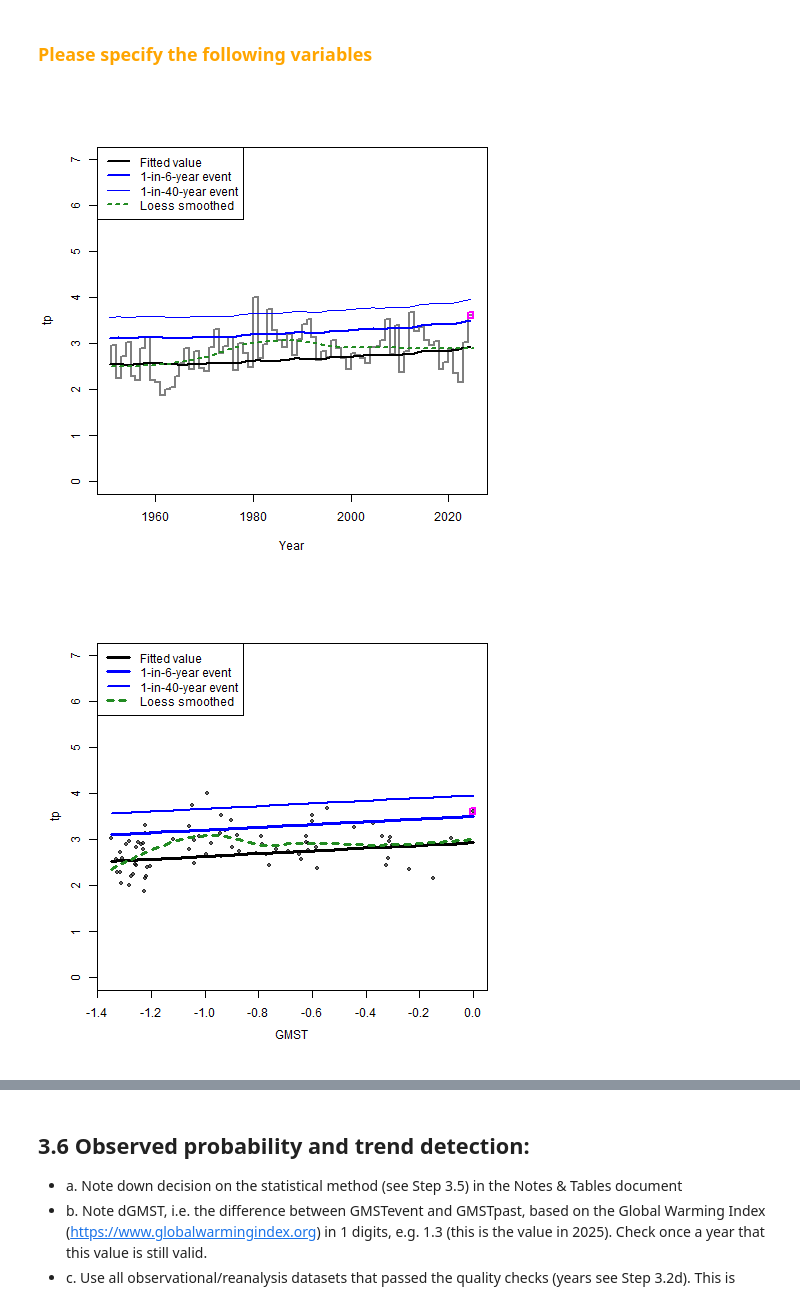
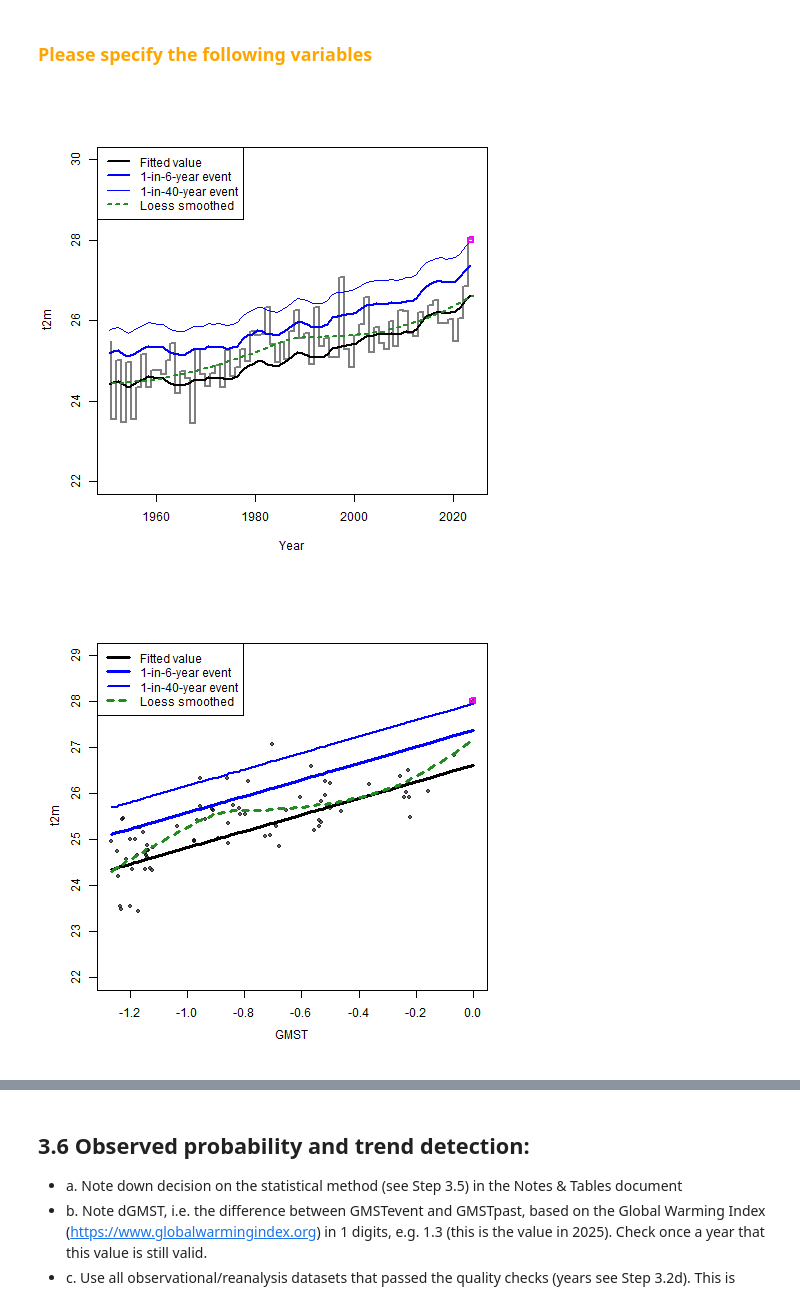
Before and after one commit to izpinto/c3s-451, a Jupyter notebook: library/C3S_TrendAnalysis_Tjerk.ipynb, the cells around one changed output, grey strips where cells are left out. Saved outputs shown, nothing was run; the diff lists cells and outputs as text; code cells hidden in the pictures.

```diff
--- a/library/C3S_TrendAnalysis_Tjerk.ipynb
+++ b/library/C3S_TrendAnalysis_Tjerk.ipynb
@@ -56,8 +56,8 @@ your_save_directory = os.path.abspath(os.path.join(CURRENT_DIRECTORY, "../data")
 # %%
 # Choice of parameter (Tmax, Tmean, Tmin, Precipitation)
 ################# (User selection) ###################
-parameter = "Precipitation"
-event_year = 2025
+parameter = "Tmean"
+event_year = 2024
 ######################################################
 
 # Setting up the parameter specific variables
@@ -369,0 +383,3 @@ gmst_yearly
+# %%
+gmst_yearly, rolled_gdf = calculate_yearly_value(gdf=gmst_monthly_rolled, value_col=gmst_col, datetime_col=datetime_col, yearly_value=method)
+gmst_yearly
@@ -432,17 +462,17 @@ cov_counterfactual <- data.frame(gmst = df$gmst[df$year == event_year] - cooling
 # %%
 %%R
 
 # what does the fitted trend look like over time?
 # `add_loess = T` will add a nonparametric smoother - use this to check whether the fitted model captures the observed trend
-plot_trend(mdl, add_loess = T, ylim = c(0,7))
+plot_trend(mdl, add_loess = T, ylim = c(22,30))
 # %% [output]
-[figure, old version]
+[figure, new version]
 # %%
 %%R
 # what does the fitted trend look like vs GMST?
-plot_covtrend(mdl, xcov = covnm, add_loess = T, ylim = c(0,7))
+plot_covtrend(mdl, xcov = covnm, add_loess = T, ylim = c(22,29))
 # %% [output]
-[figure, old version]
+[figure, new version]
 # %%
 %%R
 # How well does the model fit the data?
```
Also changed, not shown: parts of 8 cells of this notebook.
